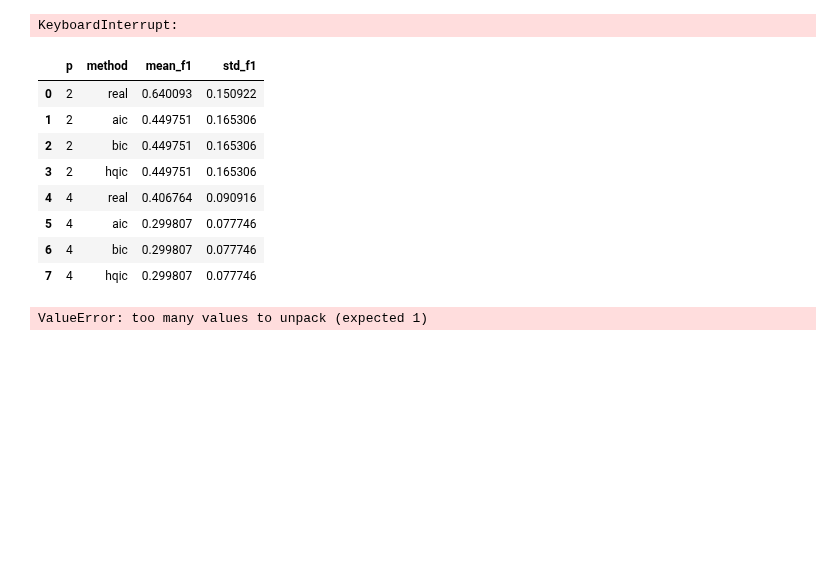
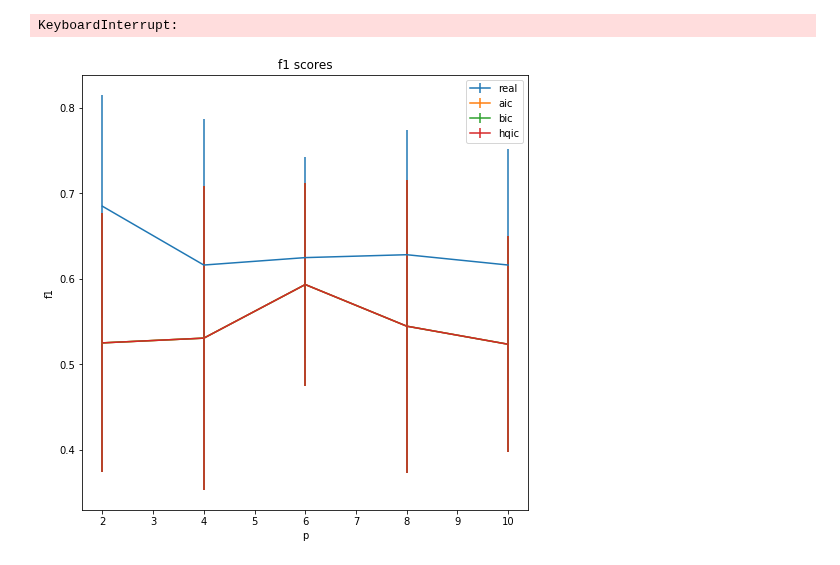
Before and after one commit to danthe96/CIoTS, a Jupyter notebook: first_experiments.ipynb, the cells around one changed output. Cells and saved outputs as stored; diff of their text form; code cells hidden in the pictures; blank space fills up the shorter version.

Commit message:
Add p estimation experiment

```diff
--- a/first_experiments.ipynb
+++ b/first_experiments.ipynb
@@ -10,8 +11,7 @@ from CIoTS import *
 # %%
-max_ps = list(range(2, 22, 2))
 runs = 20
 dimensions = 4
-data_length = 1000
+data_length = 10000
 alpha = 0.05
 # %%
 ics = ["aic", "bic", "hqic"]
@@ -19,14 +19,14 @@ ics = ["aic", "bic", "hqic"]
 p_estimations = pd.DataFrame(columns=['p' ,'method', 'mean_p', 'std_p'])
 f1_scores = pd.DataFrame(columns=['p' ,'method', 'mean_f1', 'std_f1'])
 # %%
-for p in max_ps:
-    incoming_edges = max(ceil(dimensions*p/3), 1)
+for p in trange(2, 22, 2):
+    incoming_edges = 3
     f1 = {ic: [] for ic in ics}
     f1['real'] = []
 
     p_est = {ic: [] for ic in ics}
 
-    for i in range(runs):
+    for i in trange(runs):
         generator = CausalTSGenerator(dimensions=dimensions, max_p=p, data_length=data_length, incoming_edges=incoming_edges)
         ts = generator.generate()
         predicted_graph = pc_chen_modified(partial_corr_test, ts, p, alpha)
@@ -35,7 +35,7 @@ for p in max_ps:
 
         var_ranking, var_scores = var_order_select(ts, 2*p, ics)
         for ic in ics:
-            predicted_graph = pc_chen(partial_corr_test, ts, var_ranking[ic][0], alpha)
+            predicted_graph = pc_chen_modified(partial_corr_test, ts, var_ranking[ic][0], alpha)
 
             p_est[ic].append(var_ranking[ic][0])
             f1[ic].append(evaluate_edges(generator.graph, predicted_graph)['f1-score'])
@@ -48,45 +48,30 @@ for p in max_ps:
                                              ignore_index=True)
         f1_scores = f1_scores.append({'p': p, 'method': ic, 'mean_f1': np.mean(f1[ic]), 'std_f1': np.std(f1[ic])},
                                      ignore_index=True)
+
+f1_scores.to_csv('f1_scores.csv')
+p_estimations.to_csv('p_estimations.csv')
 # %% [output]
 KeyboardInterrupt:
-# %%
-f1_scores
-# %% [output]
-|  | p | method | mean_f1 | std_f1 |
-| 0 | 2 | real | 0.640093 | 0.150922 |
-| 1 | 2 | aic | 0.449751 | 0.165306 |
-| 2 | 2 | bic | 0.449751 | 0.165306 |
-| 3 | 2 | hqic | 0.449751 | 0.165306 |
-| 4 | 4 | real | 0.406764 | 0.090916 |
-| 5 | 4 | aic | 0.299807 | 0.077746 |
-| 6 | 4 | bic | 0.299807 | 0.077746 |
-| 7 | 4 | hqic | 0.299807 | 0.077746 |
 # %%
 plt.figure(figsize=(8,8))
 plt.title('f1 scores')
 plt.xlabel('p')
 plt.ylabel('f1')
 
-handles = []
-labels = []
-real, = plt.errorbar(x=f1_scores.loc[f1_scores['method']=='real', 'p'],
-                     y=f1_scores.loc[f1_scores['method']=='real', 'mean_f1'],
-                     yerr=f1_scores.loc[f1_scores['method']=='real', 'std_f1'],
-                     label='real')
-handles.append(real)
-labels.append('real')
+plt.errorbar(x=f1_scores.loc[f1_scores['method']=='real', 'p'],
+             y=f1_scores.loc[f1_scores['method']=='real', 'mean_f1'],
+             yerr=f1_scores.loc[f1_scores['method']=='real', 'std_f1'],
+             label='real')
 for ic in ics:
-    handle, label = plt.errorbar(x=f1_scores.loc[f1_scores['method']==ic, 'p'],
-                                 y=f1_scores.loc[f1_scores['method']==ic, 'mean_f1'],
-                                 yerr=f1_scores.loc[f1_scores['method']==ic, 'std_f1'],
-                                 label=ic)
-    handles.append(handle)
-    labels.append(label)
-plt.legend(handles, labels)
+    plt.errorbar(x=f1_scores.loc[f1_scores['method']==ic, 'p'],
+                 y=f1_scores.loc[f1_scores['method']==ic, 'mean_f1'],
+                 yerr=f1_scores.loc[f1_scores['method']==ic, 'std_f1'],
+                 label=ic)
+plt.legend()
 plt.show()
 # %% [output]
-ValueError: too many values to unpack (expected 1)
+[figure, added]
 # %%
 plt.figure(figsize=(8,8))
 plt.title('p estimations')
```
Also changed, not shown: parts of 3 cells of this notebook.
